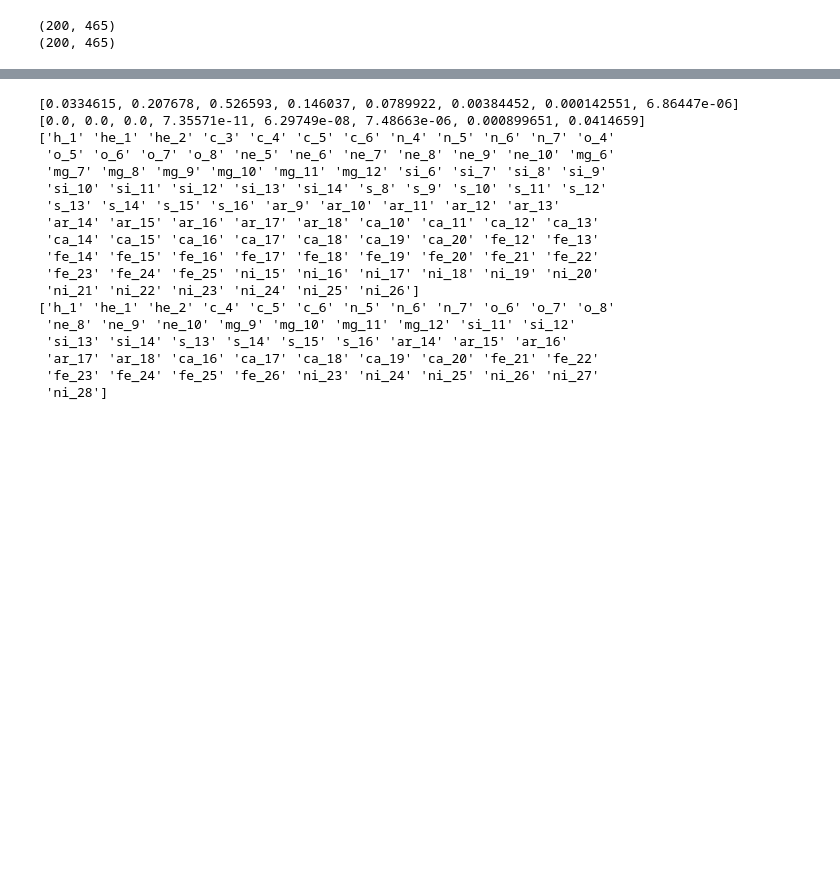
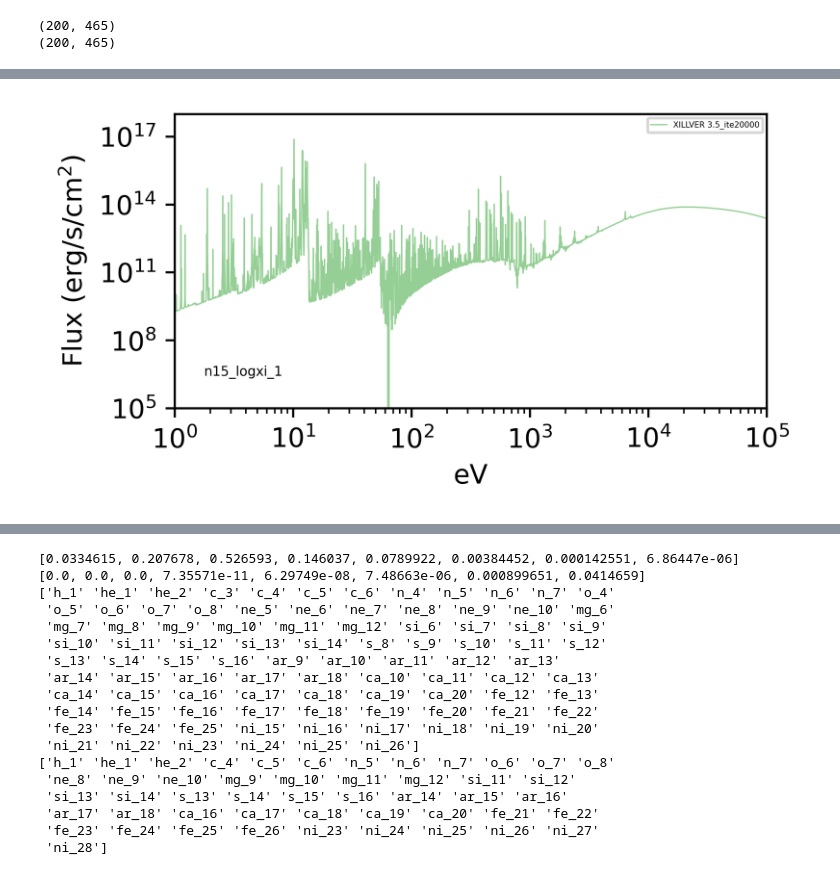
Before and after one commit to yuanzeding/XILLVER_HDtestset, a Jupyter notebook: mytest.ipynb, the cells around one changed output, grey strips where cells are left out. Saved outputs shown, nothing was run; the diff lists cells and outputs as text; code cells hidden in the pictures; blank space fills up the shorter version.

```diff
--- a/mytest.ipynb
+++ b/mytest.ipynb
@@ -256,0 +331,64 @@ print(np.shape(fraction1))
+# %%
+import matplotlib.pyplot as plt
+
+datype="n15_logxi_1"
+#rpath=join("/disk/bifrost/yuanze/xillver_res/xillver3.5/tbb1",datype)
+rpath=join("/disk/bifrost/yuanze/xillver_res/ktbb1",datype+"_bin5000")
+bN=5000
+trunc=2000
+#skip=bN*0
+
+
+fig=plt.figure(figsize=(4,2),dpi=500)
+gs = fig.add_gridspec(1,1)
+axs=gs.subplots()
+
+jnu=np.loadtxt(join(rpath,"current/fullspec"),usecols=3,max_rows=bN-trunc,skiprows=skip+1)
+jnuN=np.loadtxt(join(rpath,"current/fullspec"),usecols=3,max_rows=bN-trunc,skiprows=skip+1+bN)
+
+opa=np.loadtxt(join(rpath,"current/fullspec"),usecols=4,max_rows=bN-trunc,skiprows=skip+1)
+spec=np.loadtxt(join(rpath,"current/fullspec"),usecols=1,max_rows=bN-trunc,skiprows=skip+1)
+Earray=specE1*eV
+
+#axs.plot(specE1,foutE1*Earray,"C1",label=r"XILLVER 3.4b",ms=1,lw=0.5)
+#axs.plot(specE1,fionizE1*Earray,"m",label=r"F$_{ionize}$",ms=1,lw=0.5,alpha=0.3)
+#axs.plot(specE1,bbev(specE1,temp1[layer])*Earray,color='C1',alpha=0.3)
+
+axs.plot(specE2,foutE2*Earray,"C2",label=r"XILLVER 3.5_ite20000",ms=1,lw=0.5,alpha=0.5)
+#axs.plot(specE2,bbev(specE2,temp2[layer])*Earray,color='C2',alpha=0.3)
+
+#axs.plot(specE3,foutE3*Earray,"-C3",label=r"XILLVER 3.5_ite200",ms=1,lw=0.5,alpha=0.5)
+#axs.plot(spec,jnu/opa*spec*eV,"C1-.",label=r"Source function$_{layer1}$",alpha=0.3)
+
+#layermax=200
+#cmap = matplotlib.cm.get_cmap('cividis')
+#sm = plt.cm.ScalarMappable(cmap=cmap)
+#colors=matplotlib.cm.cividis(np.arange(layermax)/layermax)
+#axins0 = inset_axes(axs,
+#                    width="60%",  # width = 50% of parent_bbox width
+#                    height="5%",  # height : 5%
+#                    loc='lower left',
+#                    bbox_to_anchor=(0.2,0.13,1,1),
+#                    bbox_transform=axs.transAxes)
+
+
+layer=0
+#axs.plot(specE1,bbev(specE1,temp1[layer]),color='b',alpha=0.3)
+#cbar=plt.colorbar(sm, ticks=np.linspace(0,1,3),orientation="horizontal",cax=axins0)
+#cbar.set_label(label="Layers", labelpad=-1)
+#cbar.ax.set_xticklabels(['0','{}'.format(layermax/2),layermax])
+axs.text(0.05, 0.1,"{}".format(datype),transform=axs.transAxes,verticalalignment='bottom',horizontalalignment='left',fontsize=5)
+axs.set_xlim([1,1e5])
+axs.set_ylim([1e5,1e18])
+axs.legend(fontsize=3)
+#axs.axvline(x=xx,lw=0.5,alpha=0.2)
+#axs.axvline(x=x0,lw=0.1,color='r',alpha=0.2)
+#axs.axvline(x=x1,lw=0.1,color='r',alpha=0.2)
+
+#axs.axvline(x=x0fe,lw=0.1,color='r',alpha=0.2)
+#axs.axvline(x=x1fe,lw=0.1,color='r',alpha=0.2)
+axs.set_ylabel(r"Flux (erg/s/cm$^2$)")
+axs.set_xlabel("eV")
+axs.set_yscale("log")
+axs.set_xscale("log")
+# %% [output]
@@ -256,0 +397 @@ print(np.shape(fraction1))
+[figure, new version]
```
Also changed, not shown: parts of 24 cells of this notebook, 3 other files.
